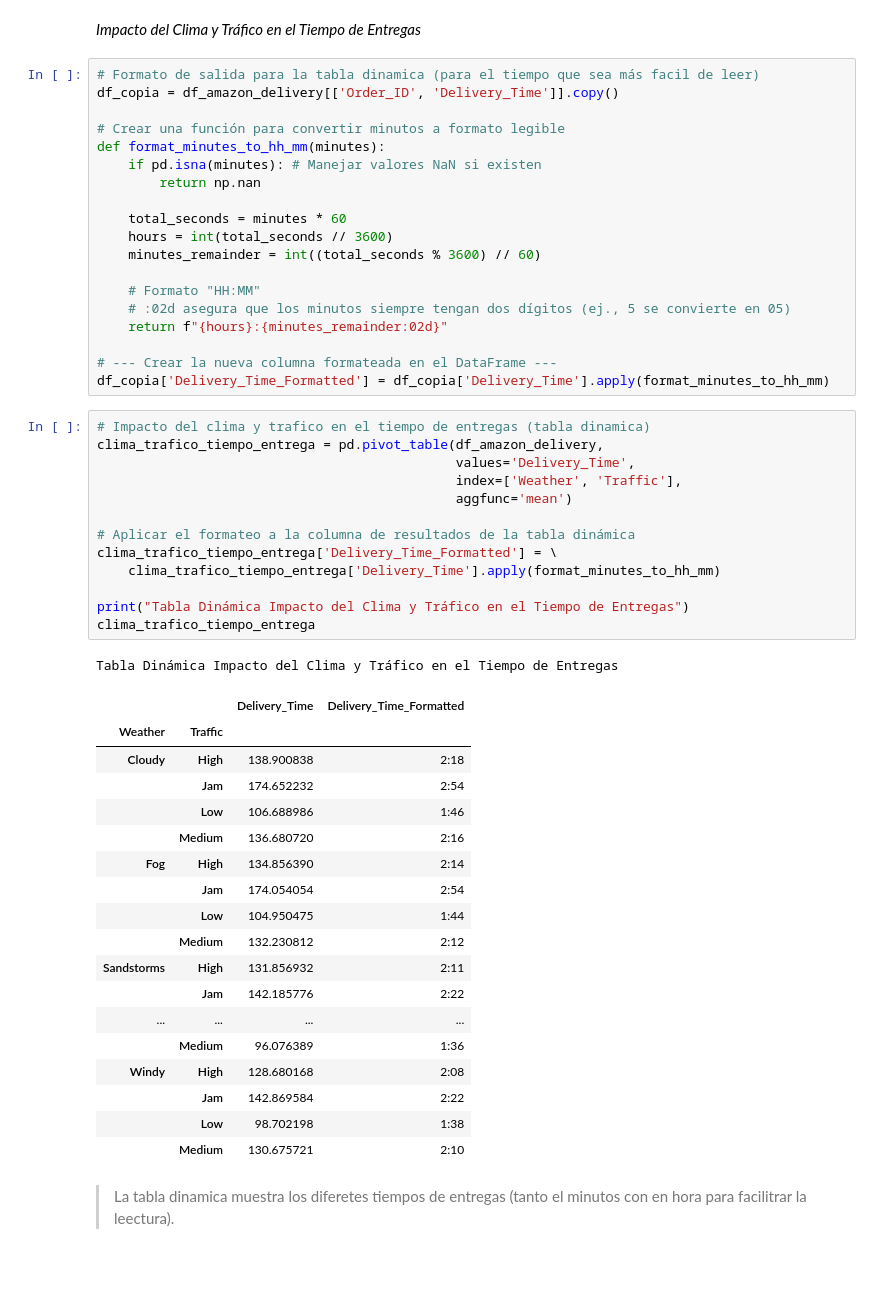
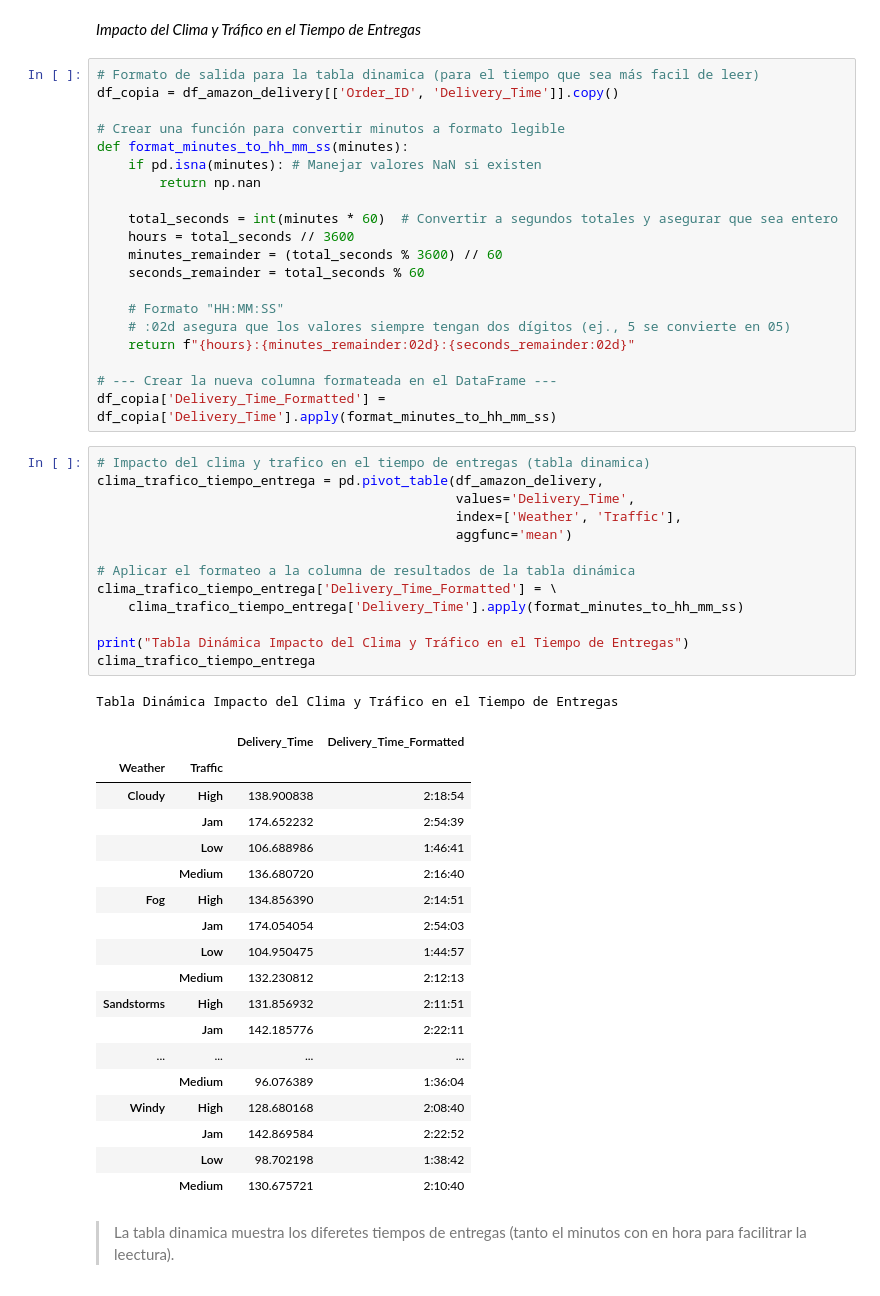
Before and after one commit to SaitoM17/amazon_delivery, a Jupyter notebook: notebooks/eda.ipynb, the cells around one changed output. Saved outputs shown, nothing was run; the diff lists cells and outputs as text.

Commit message:
refactor(eda): Se agrego segundo a la función de formateo de hora,minutos

```diff
--- a/notebooks/eda.ipynb
+++ b/notebooks/eda.ipynb
@@ -205,53 +205,54 @@ Distancia promedio de entregas: 10.37 km
 df_copia = df_amazon_delivery[['Order_ID', 'Delivery_Time']].copy()
 
 # Crear una función para convertir minutos a formato legible
-def format_minutes_to_hh_mm(minutes):
+def format_minutes_to_hh_mm_ss(minutes):
     if pd.isna(minutes): # Manejar valores NaN si existen
         return np.nan
 
-    total_seconds = minutes * 60
-    hours = int(total_seconds // 3600)
-    minutes_remainder = int((total_seconds % 3600) // 60)
+    total_seconds = int(minutes * 60)  # Convertir a segundos totales y asegurar que sea entero
+    hours = total_seconds // 3600
+    minutes_remainder = (total_seconds % 3600) // 60
+    seconds_remainder = total_seconds % 60
 
-    # Formato "HH:MM"
-    # :02d asegura que los minutos siempre tengan dos dígitos (ej., 5 se convierte en 05)
-    return f"{hours}:{minutes_remainder:02d}"
+    # Formato "HH:MM:SS"
+    # :02d asegura que los valores siempre tengan dos dígitos (ej., 5 se convierte en 05)
+    return f"{hours}:{minutes_remainder:02d}:{seconds_remainder:02d}"
 
 # --- Crear la nueva columna formateada en el DataFrame ---
-df_copia['Delivery_Time_Formatted'] = df_copia['Delivery_Time'].apply(format_minutes_to_hh_mm)
+df_copia['Delivery_Time_Formatted'] = df_copia['Delivery_Time'].apply(format_minutes_to_hh_mm_ss)
 # %%
 # Impacto del clima y trafico en el tiempo de entregas (tabla dinamica)
 clima_trafico_tiempo_entrega = pd.pivot_table(df_amazon_delivery,
                                               values='Delivery_Time',
                                               index=['Weather', 'Traffic'],
                                               aggfunc='mean')
 
 # Aplicar el formateo a la columna de resultados de la tabla dinámica
 clima_trafico_tiempo_entrega['Delivery_Time_Formatted'] = \
-    clima_trafico_tiempo_entrega['Delivery_Time'].apply(format_minutes_to_hh_mm)
+    clima_trafico_tiempo_entrega['Delivery_Time'].apply(format_minutes_to_hh_mm_ss)
 
 print("Tabla Dinámica Impacto del Clima y Tráfico en el Tiempo de Entregas")
 clima_trafico_tiempo_entrega
 # %% [output]
 Tabla Dinámica Impacto del Clima y Tráfico en el Tiempo de Entregas
 |  |  | Delivery_Time | Delivery_Time_Formatted |
 | Weather | Traffic |  |  |
-| Cloudy | High | 138.900838 | 2:18 |
-|  | Jam | 174.652232 | 2:54 |
-|  | Low | 106.688986 | 1:46 |
-|  | Medium | 136.680720 | 2:16 |
-| Fog | High | 134.856390 | 2:14 |
-|  | Jam | 174.054054 | 2:54 |
-|  | Low | 104.950475 | 1:44 |
-|  | Medium | 132.230812 | 2:12 |
-| Sandstorms | High | 131.856932 | 2:11 |
-|  | Jam | 142.185776 | 2:22 |
+| Cloudy | High | 138.900838 | 2:18:54 |
+|  | Jam | 174.652232 | 2:54:39 |
+|  | Low | 106.688986 | 1:46:41 |
+|  | Medium | 136.680720 | 2:16:40 |
+| Fog | High | 134.856390 | 2:14:51 |
+|  | Jam | 174.054054 | 2:54:03 |
+|  | Low | 104.950475 | 1:44:57 |
+|  | Medium | 132.230812 | 2:12:13 |
+| Sandstorms | High | 131.856932 | 2:11:51 |
+|  | Jam | 142.185776 | 2:22:11 |
 | ... | ... | ... | ... |
-|  | Medium | 96.076389 | 1:36 |
-| Windy | High | 128.680168 | 2:08 |
-|  | Jam | 142.869584 | 2:22 |
-|  | Low | 98.702198 | 1:38 |
-|  | Medium | 130.675721 | 2:10 |
+|  | Medium | 96.076389 | 1:36:04 |
+| Windy | High | 128.680168 | 2:08:40 |
+|  | Jam | 142.869584 | 2:22:52 |
+|  | Low | 98.702198 | 1:38:42 |
+|  | Medium | 130.675721 | 2:10:40 |
 # %% [markdown]
 > La tabla dinamica muestra los diferetes tiempos de entregas (tanto el minutos con en hora para facilitrar la leectura).
 # %% [markdown]
```
Also changed, not shown: parts of 3 cells of this notebook.
